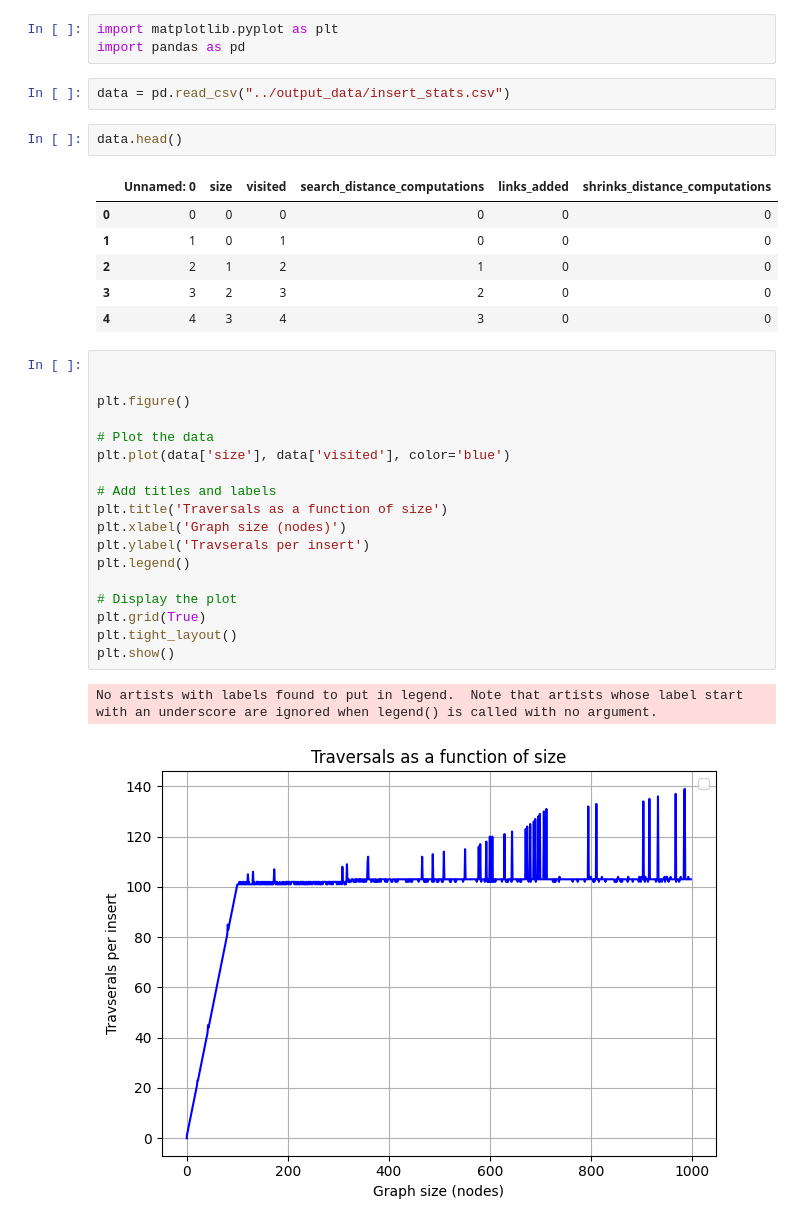
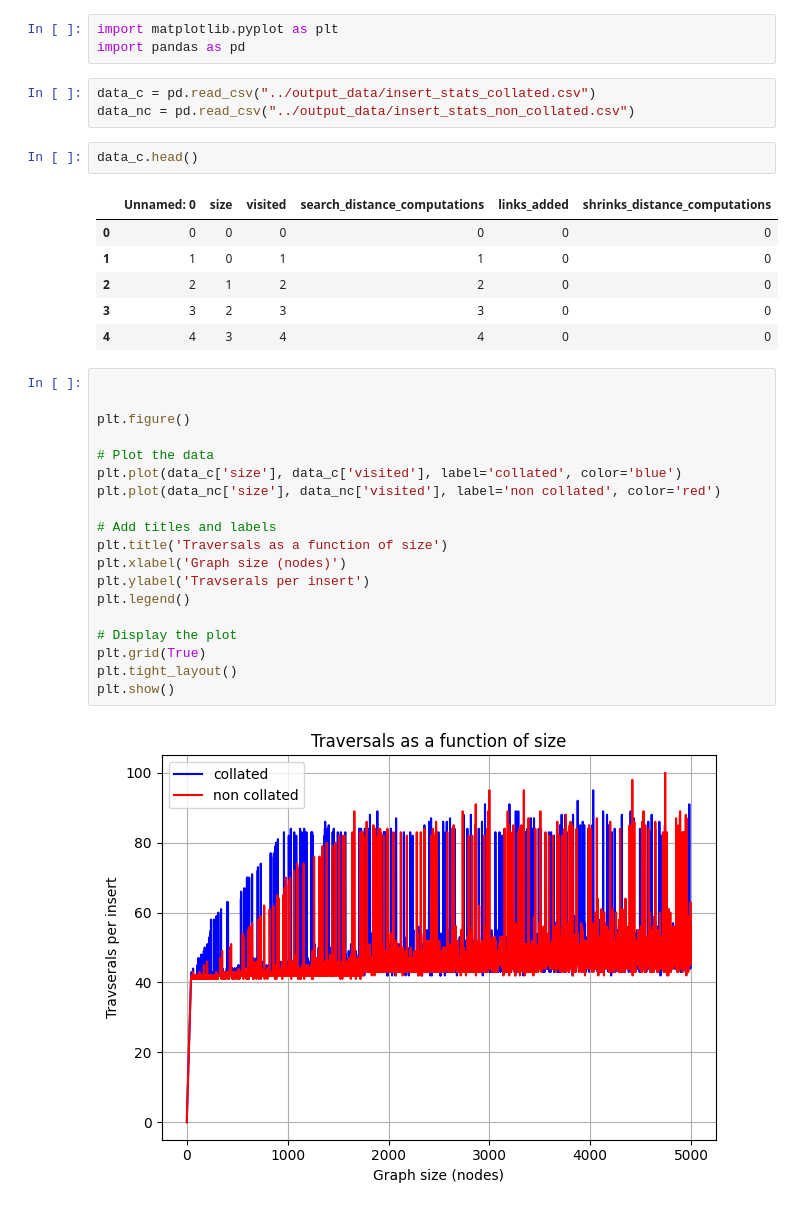
Before and after one commit to jw-mcgrath/pyvectorsearch, a Jupyter notebook: exps/notebooks/insert_stats.ipynb, the cells around one changed output. Drawn from its saved outputs; the diff is of its cells as text.

Commit message:
remove slower collated version after performance testing and verification

```diff
--- a/exps/notebooks/insert_stats.ipynb
+++ b/exps/notebooks/insert_stats.ipynb
@@ -2,37 +2,38 @@
 import matplotlib.pyplot as plt
 import pandas as pd
 # %%
-data = pd.read_csv("../output_data/insert_stats.csv")
+data_c = pd.read_csv("../output_data/insert_stats_collated.csv")
+data_nc = pd.read_csv("../output_data/insert_stats_non_collated.csv")
 # %%
-data.head()
+data_c.head()
 # %% [output]
 |  | Unnamed: 0 | size | visited | search_distance_computations | links_added | shrinks_distance_computations |
 | 0 | 0 | 0 | 0 | 0 | 0 | 0 |
-| 1 | 1 | 0 | 1 | 0 | 0 | 0 |
-| 2 | 2 | 1 | 2 | 1 | 0 | 0 |
-| 3 | 3 | 2 | 3 | 2 | 0 | 0 |
-| 4 | 4 | 3 | 4 | 3 | 0 | 0 |
+| 1 | 1 | 0 | 1 | 1 | 0 | 0 |
+| 2 | 2 | 1 | 2 | 2 | 0 | 0 |
+| 3 | 3 | 2 | 3 | 3 | 0 | 0 |
+| 4 | 4 | 3 | 4 | 4 | 0 | 0 |
 # %%
 
 
 plt.figure()
 
 # Plot the data
-plt.plot(data['size'], data['visited'], color='blue')
+plt.plot(data_c['size'], data_c['visited'], label='collated', color='blue')
+plt.plot(data_nc['size'], data_nc['visited'], label='non collated', color='red')
 
 # Add titles and labels
 plt.title('Traversals as a function of size')
 plt.xlabel('Graph size (nodes)')
 plt.ylabel('Travserals per insert')
 plt.legend()
 
 # Display the plot
 plt.grid(True)
 plt.tight_layout()
 plt.show()
 # %% [output]
-No artists with labels found to put in legend.  Note that artists whose label start with an underscore are ignored when legend() is called with no argument.
-[figure, old version]
+[figure, new version]
 # %%
 plt.figure()
 
```
Also changed, not shown: parts of 2 cells of this notebook, 10 other files.
